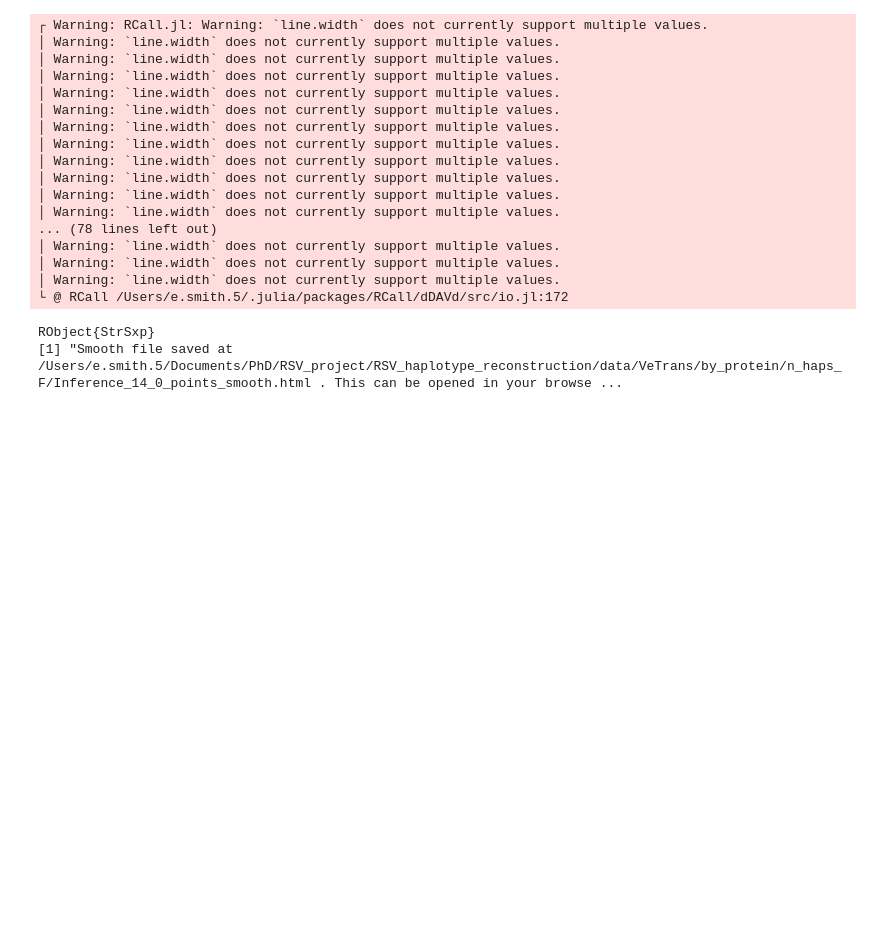
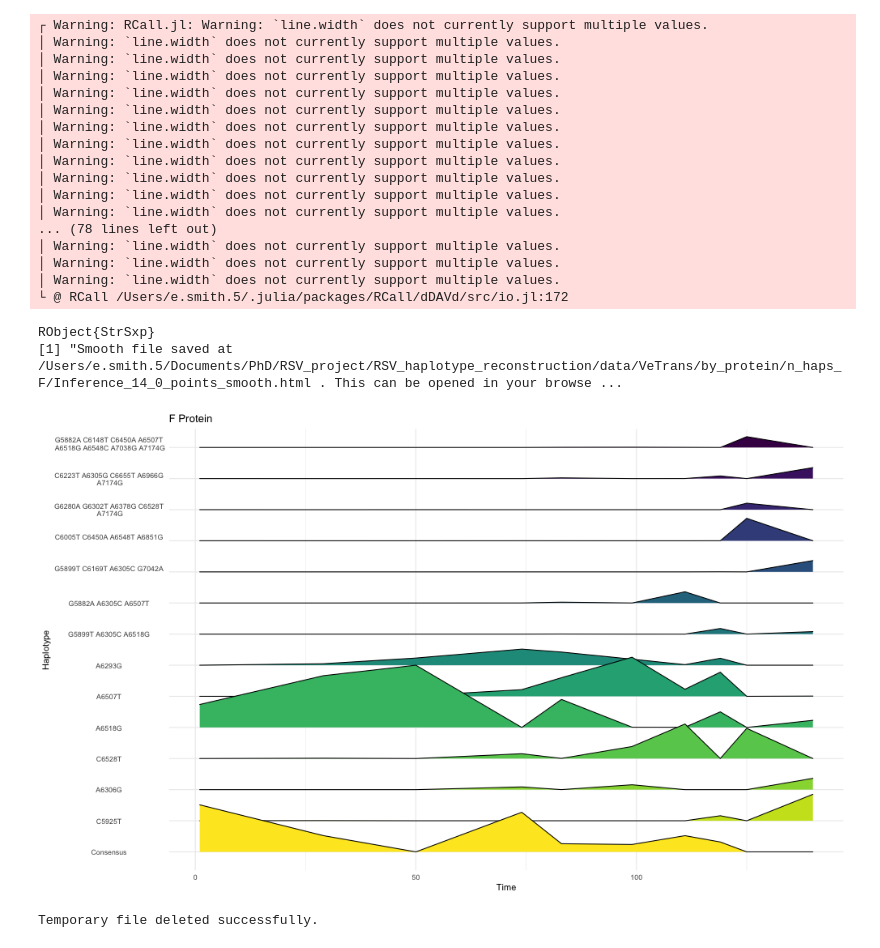
Before and after one commit to ewanwsmith/RSV_haplotype_reconstruction, a Jupyter notebook: src/haplotypes.ipynb, the cells around one changed output. Drawn from its saved outputs; the diff is of its cells as text; code cells hidden in the pictures; blank space fills up the shorter version.

Commit message:
add ridgeline plot

```diff
--- a/src/haplotypes.ipynb
+++ b/src/haplotypes.ipynb
@@ -896,3 +893,74 @@ output_messages
 └ @ RCall /Users/e.smith.5/.julia/packages/RCall/dDAVd/src/io.jl:172
 RObject{StrSxp}
 [1] "Smooth file saved at /Users/e.smith.5/Documents/PhD/RSV_project/RSV_haplotype_reconstruction/data/VeTrans/by_protein/n_haps_F/Inference_14_0_points_smooth.html . This can be opened in your browse ...
+# %%
+@rput haps
+@rput protein_name
+
+# Set the path for the temporary image file
+output_path = joinpath(pwd(), "ggplot_output.png")
+
+R"""
+library(ggplot2)
+library(ggridges)
+library(hrbrthemes)
+library(viridis)
+library(dplyr)
+library(stringr)
+
+# Function to add \n after every fourth word
+add_newlines <- function(text) {
+  words <- str_split(text, " ")[[1]]
+  newline_text <- paste0(sapply(seq_along(words), function(i) {
+    if (i %% 4 == 0) {
+      paste0(words[i], "\n")
+    } else {
+      words[i]
+    }
+  }), collapse = " ")
+  str_replace_all(newline_text, " \n", "\n")
+}
+
+# Create the variant_label column and modify it with newlines
+haps <- haps %>%
+  mutate(variant_label = ifelse(is.na(variant), "Consensus", gsub("\n", " ", variant))) %>%
+  mutate(variant_label = sapply(variant_label, add_newlines))
+
+# Sort by ham_dist in ascending order (with 0 at the bottom)
+haps_sorted <- haps %>%
+  arrange(ham_dist)
+
+# Ensure unique levels by removing duplicates
+haps_sorted <- haps_sorted %>% distinct(variant_label, .keep_all = TRUE)
+
+# Merge the sorted Haplotype order back into the main dataset
+haps_arranged <- haps %>%
+  mutate(variant_label = factor(variant_label, levels = haps_sorted$variant_label))
+
+p <- ggplot(haps_arranged, aes(x = as.numeric(Time), y = variant_label, fill = variant_label)) +
+  geom_density_ridges(aes(height = as.numeric(Frequency)), stat = "identity", scale = 2) +  # Adjust scale for closer ridges
+  theme_minimal() +
+  labs(title = protein_name, x = "Time", y = "Haplotype") +
+  scale_fill_viridis(discrete = TRUE, direction = -1) +
+  theme(legend.position = "none",
+        axis.text.y = element_text(hjust = 0.5))  # Center the y-axis text
+
+png(filename = $output_path, width = 1000, height = 600)
+print(p)
+dev.off()
+"""
+
+# Read and display the image file in Julia
+if isfile(output_path)
+    img = load(output_path)
+    display(img)
+
+    # Delete the temporary image file after displaying
+    rm(output_path; force = true)
+    println("Temporary file deleted successfully.")
+else
+    println("File does not exist.")
+end
+# %% [output]
+[figure, added]
+Temporary file deleted successfully.
```
Also changed, not shown: parts of 1 cell of this notebook.
